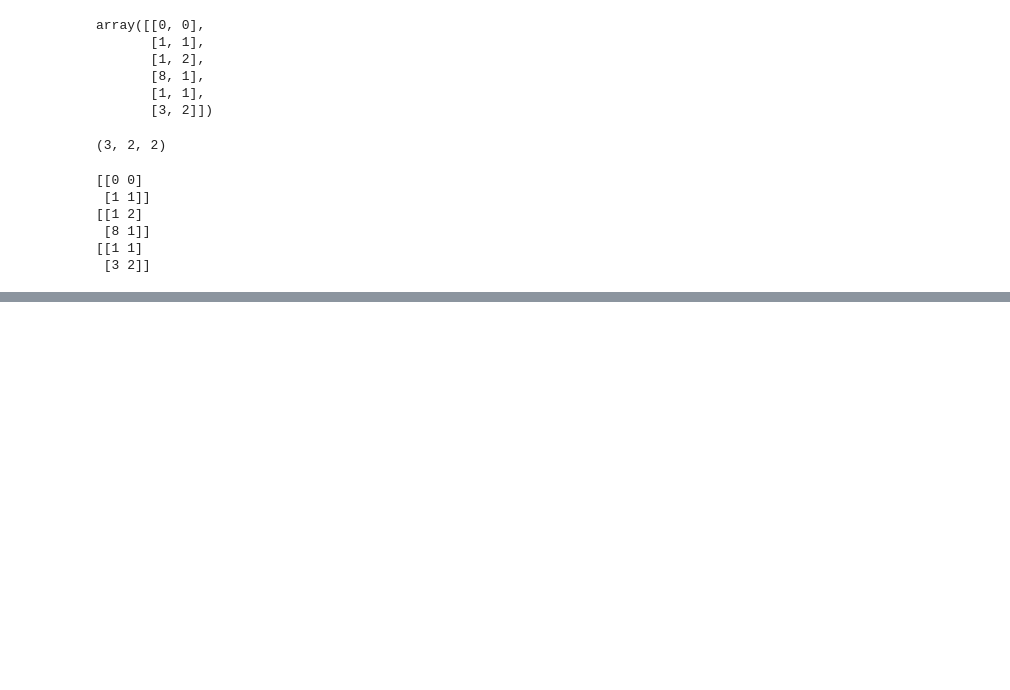
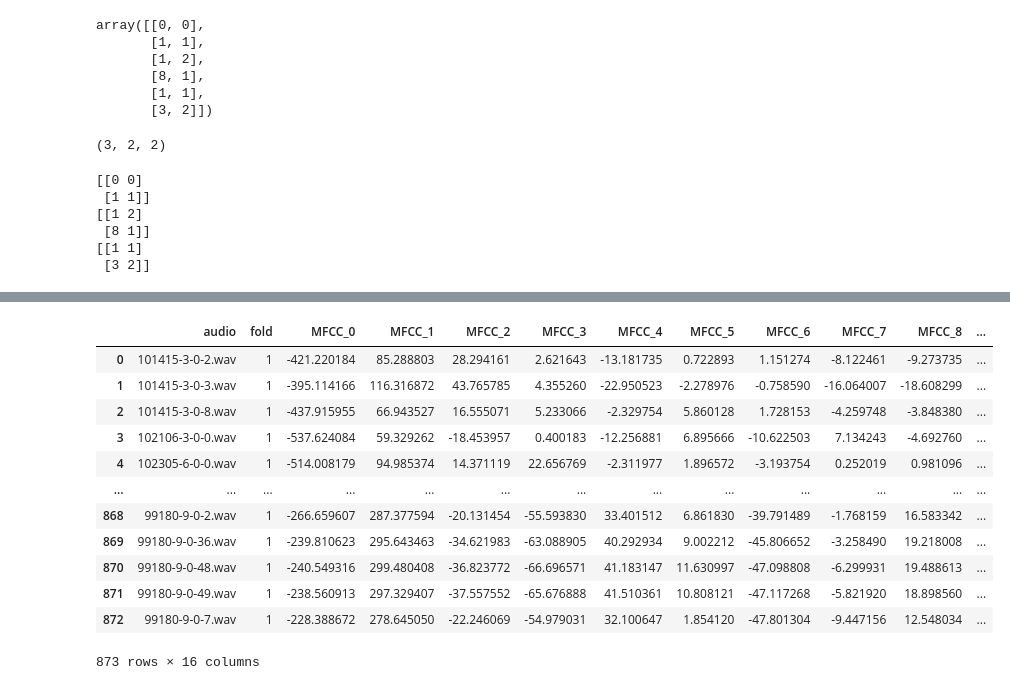
Before and after one commit to EstevesX10/ML2-Urban-Sound-Classification, a Jupyter notebook: Urban-Sound-Classification/UrbanSoundClassification.ipynb, the cells around one changed output, grey strips where cells are left out. Saved outputs shown, nothing was run; the diff lists cells and outputs as text; code cells hidden in the pictures; blank space fills up the shorter version.

```diff
--- a/Urban-Sound-Classification/UrbanSoundClassification.ipynb
+++ b/Urban-Sound-Classification/UrbanSoundClassification.ipynb
@@ -956,0 +1141,4 @@ for x in foo.map(np.array).values: print(x)
+# %%
+foo = pd.read_pickle(
+                    pathsConfig["Datasets"][f"Fold-{1}"]["1D-Processed-MFCCs"]
+                )
@@ -956,0 +1207,16 @@ for x in foo.map(np.array).values: print(x)
+# %%
+foo
+# %% [output]
+|  | audio | fold | MFCC_0 | MFCC_1 | MFCC_2 | MFCC_3 | MFCC_4 | MFCC_5 | MFCC_6 | MFCC_7 | MFCC_8 | ... |
+| 0 | 101415-3-0-2.wav | 1 | -421.220184 | 85.288803 | 28.294161 | 2.621643 | -13.181735 | 0.722893 | 1.151274 | -8.122461 | -9.273735 | ... |
+| 1 | 101415-3-0-3.wav | 1 | -395.114166 | 116.316872 | 43.765785 | 4.355260 | -22.950523 | -2.278976 | -0.758590 | -16.064007 | -18.608299 | ... |
+| 2 | 101415-3-0-8.wav | 1 | -437.915955 | 66.943527 | 16.555071 | 5.233066 | -2.329754 | 5.860128 | 1.728153 | -4.259748 | -3.848380 | ... |
+| 3 | 102106-3-0-0.wav | 1 | -537.624084 | 59.329262 | -18.453957 | 0.400183 | -12.256881 | 6.895666 | -10.622503 | 7.134243 | -4.692760 | ... |
+| 4 | 102305-6-0-0.wav | 1 | -514.008179 | 94.985374 | 14.371119 | 22.656769 | -2.311977 | 1.896572 | -3.193754 | 0.252019 | 0.981096 | ... |
+| ... | ... | ... | ... | ... | ... | ... | ... | ... | ... | ... | ... | ... |
+| 868 | 99180-9-0-2.wav | 1 | -266.659607 | 287.377594 | -20.131454 | -55.593830 | 33.401512 | 6.861830 | -39.791489 | -1.768159 | 16.583342 | ... |
+| 869 | 99180-9-0-36.wav | 1 | -239.810623 | 295.643463 | -34.621983 | -63.088905 | 40.292934 | 9.002212 | -45.806652 | -3.258490 | 19.218008 | ... |
+| 870 | 99180-9-0-48.wav | 1 | -240.549316 | 299.480408 | -36.823772 | -66.696571 | 41.183147 | 11.630997 | -47.098808 | -6.299931 | 19.488613 | ... |
+| 871 | 99180-9-0-49.wav | 1 | -238.560913 | 297.329407 | -37.557552 | -65.676888 | 41.510361 | 10.808121 | -47.117268 | -5.821920 | 18.898560 | ... |
+| 872 | 99180-9-0-7.wav | 1 | -228.388672 | 278.645050 | -22.246069 | -54.979031 | 32.100647 | 1.854120 | -47.801304 | -9.447156 | 12.548034 | ... |
+873 rows × 16 columns
```
Also changed, not shown: parts of 22 cells of this notebook.
